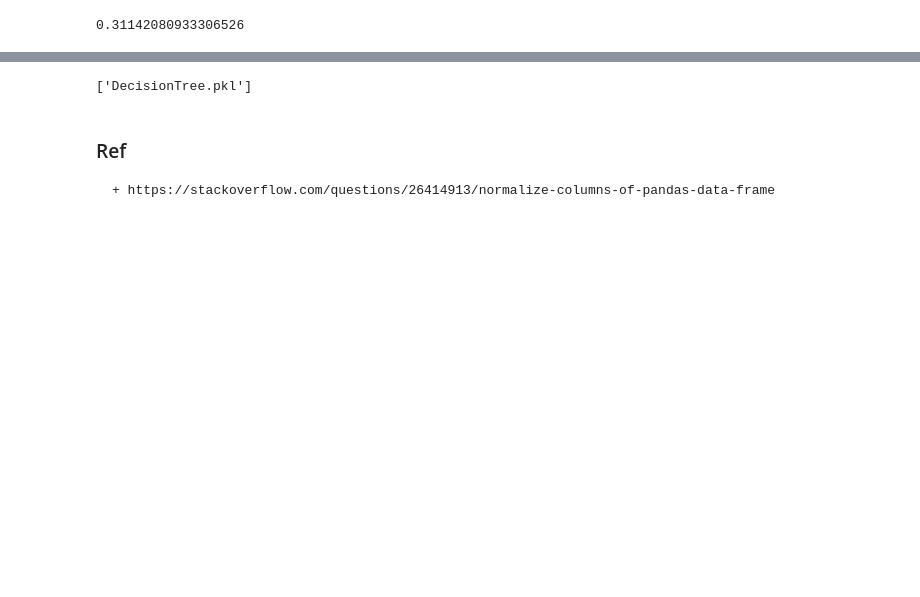
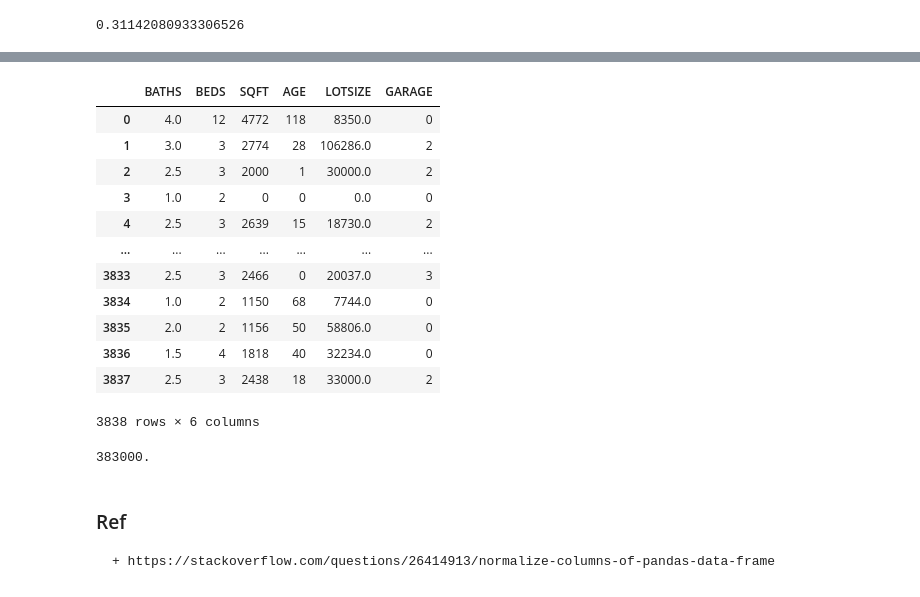
Before and after one commit to Aaron040222/s14lab4, a Jupyter notebook: lab2_pricing_houses.ipynb, the cells around one changed output, grey strips where cells are left out. Saved outputs shown, nothing was run; the diff lists cells and outputs as text; code cells hidden in the pictures; blank space fills up the shorter version.

```diff
--- a/lab2_pricing_houses.ipynb
+++ b/lab2_pricing_houses.ipynb
@@ -509,10 +510,30 @@ plt.show()
 # %%
 # Download model as pkl file
 
 import joblib
 joblib.dump(regr_1, 'DecisionTree.pkl')
+features
 # %% [output]
+|  | BATHS | BEDS | SQFT | AGE | LOTSIZE | GARAGE |
+| 0 | 4.0 | 12 | 4772 | 118 | 8350.0 | 0 |
+| 1 | 3.0 | 3 | 2774 | 28 | 106286.0 | 2 |
+| 2 | 2.5 | 3 | 2000 | 1 | 30000.0 | 2 |
+| 3 | 1.0 | 2 | 0 | 0 | 0.0 | 0 |
+| 4 | 2.5 | 3 | 2639 | 15 | 18730.0 | 2 |
+| ... | ... | ... | ... | ... | ... | ... |
+| 3833 | 2.5 | 3 | 2466 | 0 | 20037.0 | 3 |
+| 3834 | 1.0 | 2 | 1150 | 68 | 7744.0 | 0 |
+| 3835 | 2.0 | 2 | 1156 | 50 | 58806.0 | 0 |
+| 3836 | 1.5 | 4 | 1818 | 40 | 32234.0 | 0 |
+| 3837 | 2.5 | 3 | 2438 | 18 | 33000.0 | 2 |
-['DecisionTree.pkl']
+3838 rows × 6 columns
+# %%
+model3 = joblib.load('./DecisionTree.pkl')
+prediction3 = model3.predict([[4, 2.5, 3005, 15, 17903.0, 1]]).round(1)
+prediction3 = str(prediction3)[1:-1]
+print(prediction3)
+# %% [output]
+383000.
 # %% [markdown]
 ### Ref
     + https://stackoverflow.com/questions/26414913/normalize-columns-of-pandas-data-frame
```
Also changed, not shown: parts of 4 cells of this notebook, 2 other files.
